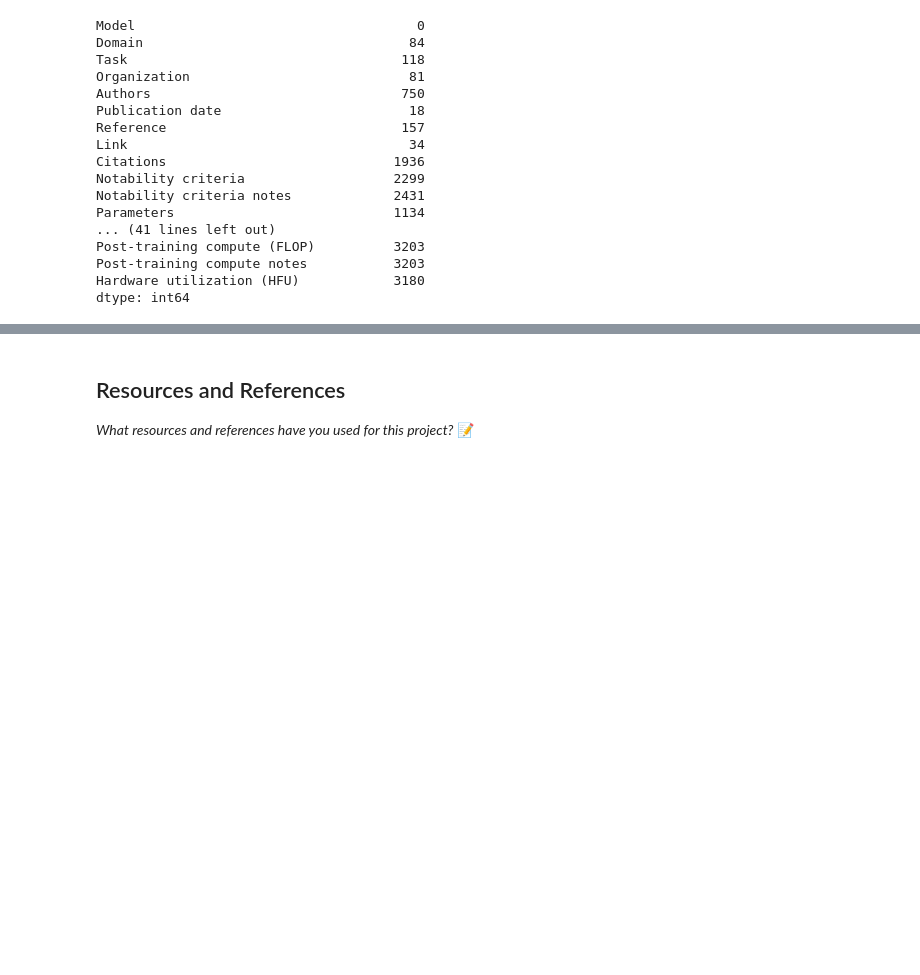
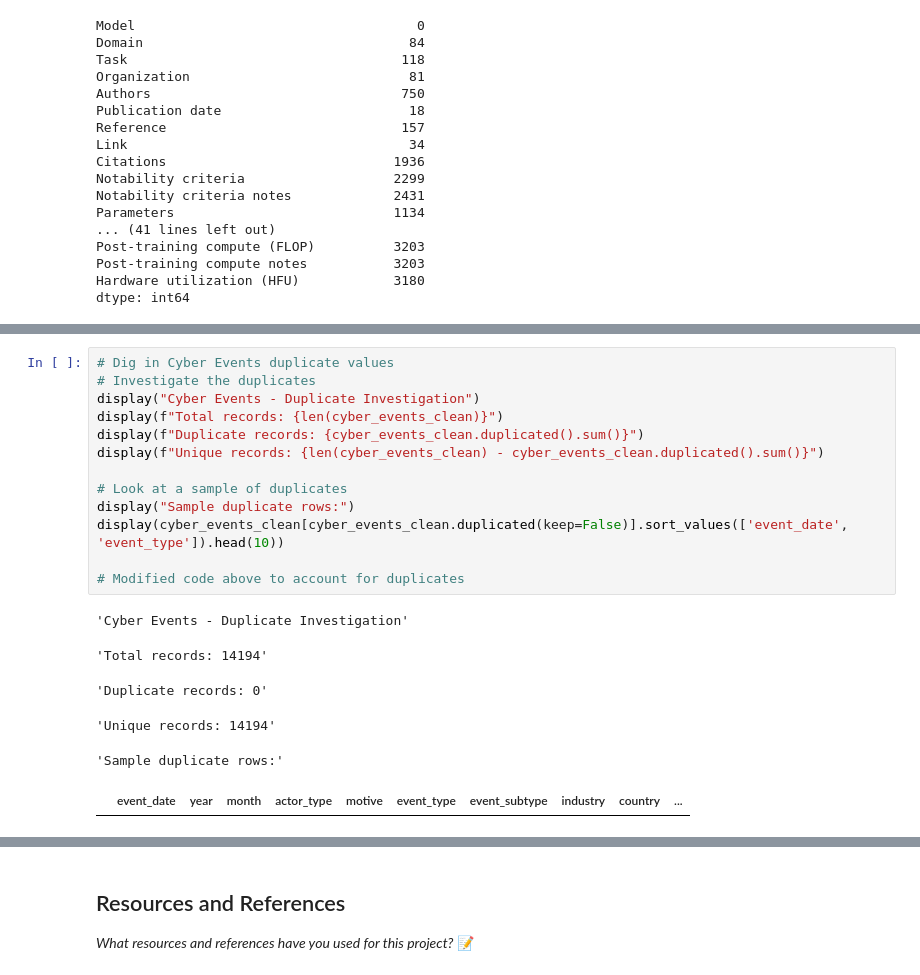
Before and after one commit to IT4063C001-Fall2025/final-project-sethpa, a Jupyter notebook: source.ipynb, the cells around one changed output, grey strips where cells are left out. Drawn from its saved outputs; the diff is of its cells as text; blank space fills up the shorter version.

```diff
--- a/source.ipynb
+++ b/source.ipynb
@@ -658,0 +680,20 @@ Name: Financial Loss (in Million $), dtype: float64
+# %%
+# Dig in Cyber Events duplicate values
+# Investigate the duplicates
+display("Cyber Events - Duplicate Investigation")
+display(f"Total records: {len(cyber_events_clean)}")
+display(f"Duplicate records: {cyber_events_clean.duplicated().sum()}")
+display(f"Unique records: {len(cyber_events_clean) - cyber_events_clean.duplicated().sum()}")
+
+# Look at a sample of duplicates
+display("Sample duplicate rows:")
+display(cyber_events_clean[cyber_events_clean.duplicated(keep=False)].sort_values(['event_date', 'event_type']).head(10))
+
+# Modified code above to account for duplicates
+# %% [output]
+'Cyber Events - Duplicate Investigation'
+'Total records: 14194'
+'Duplicate records: 0'
+'Unique records: 14194'
+'Sample duplicate rows:'
+|  | event_date | year | month | actor_type | motive | event_type | event_subtype | industry | country | ... |
```
Also changed, not shown: parts of 8 cells of this notebook, 1 other file.
